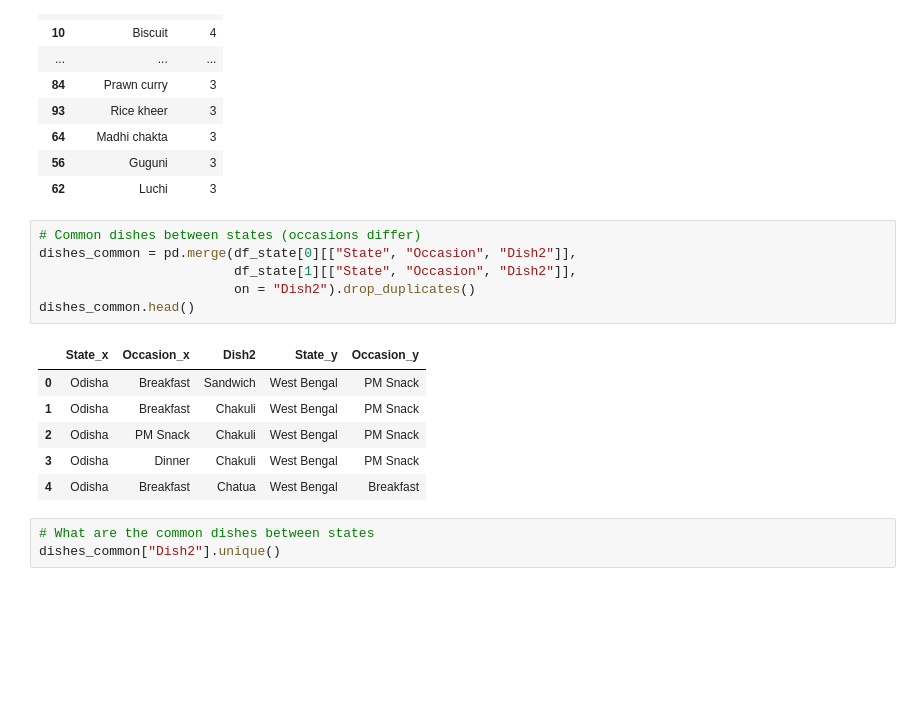
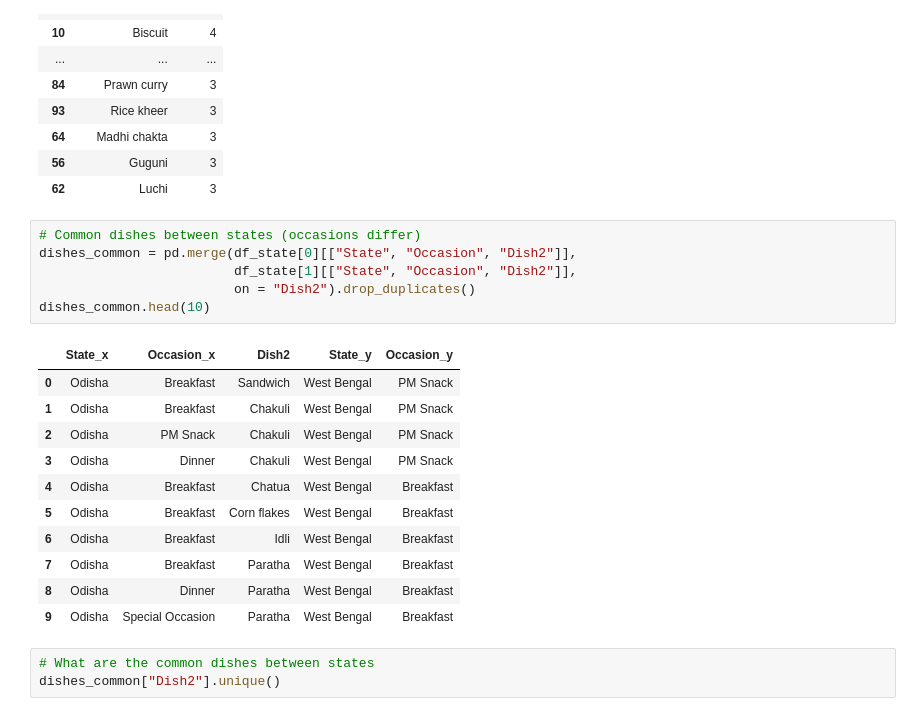
Before and after one commit to rochiecuevas/FoodChoice, a Jupyter notebook: Expert_Elicitation.ipynb, the cells around one changed output. Drawn from its saved outputs; the diff is of its cells as text; blank space fills up the shorter version.

```diff
--- a/Expert_Elicitation.ipynb
+++ b/Expert_Elicitation.ipynb
@@ -137,16 +148,21 @@ dish_grouped2.sort_values("Count", ascending = False).head(23)
 # %%
 # Common dishes between states (occasions differ)
 dishes_common = pd.merge(df_state[0][["State", "Occasion", "Dish2"]],
                          df_state[1][["State", "Occasion", "Dish2"]],
                          on = "Dish2").drop_duplicates()
-dishes_common.head()
+dishes_common.head(10)
 # %% [output]
 |  | State_x | Occasion_x | Dish2 | State_y | Occasion_y |
 | 0 | Odisha | Breakfast | Sandwich | West Bengal | PM Snack |
 | 1 | Odisha | Breakfast | Chakuli | West Bengal | PM Snack |
 | 2 | Odisha | PM Snack | Chakuli | West Bengal | PM Snack |
 | 3 | Odisha | Dinner | Chakuli | West Bengal | PM Snack |
 | 4 | Odisha | Breakfast | Chatua | West Bengal | Breakfast |
+| 5 | Odisha | Breakfast | Corn flakes | West Bengal | Breakfast |
+| 6 | Odisha | Breakfast | Idli | West Bengal | Breakfast |
+| 7 | Odisha | Breakfast | Paratha | West Bengal | Breakfast |
+| 8 | Odisha | Dinner | Paratha | West Bengal | Breakfast |
+| 9 | Odisha | Special Occasion | Paratha | West Bengal | Breakfast |
 # %%
 # What are the common dishes between states
 dishes_common["Dish2"].unique()
```
Also changed, not shown: parts of 5 cells of this notebook.
